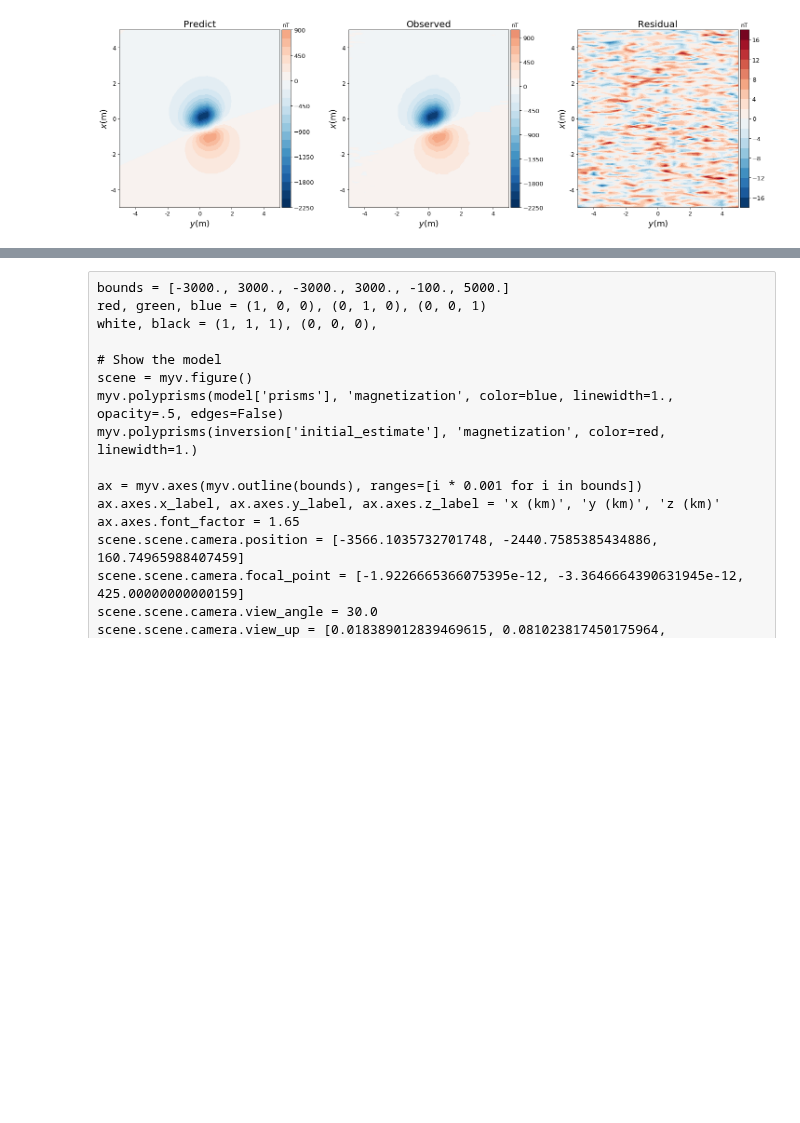
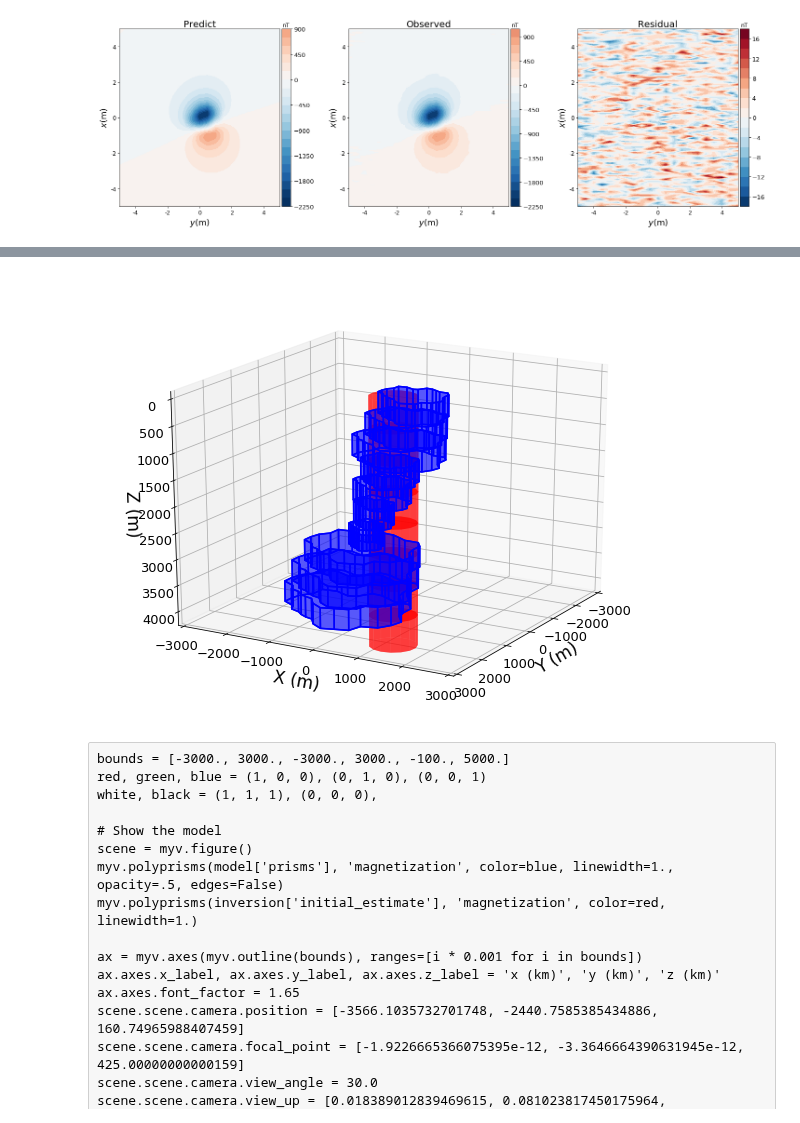
Before and after one commit to pinga-lab/magnetic-radial-inversion, a Jupyter notebook: code/complex/tfa_vizualiation.ipynb, the cells around one changed output, grey strips where cells are left out. Drawn from its saved outputs; the diff is of its cells as text; code cells hidden in the pictures; blank space fills up the shorter version.

```diff
--- a/code/complex/tfa_vizualiation.ipynb
+++ b/code/complex/tfa_vizualiation.ipynb
@@ -218,6 +218,7 @@ plt.show()
 # %%
 verts = mfun.plot_prisms(inversion['prisms'])
 verts_true = mfun.plot_prisms(model['prisms'])
+verts_initial = mfun.plot_prisms(inversion['initial_estimate'])
 # %%
 fig = plt.figure(figsize=(10,8))
 ax = fig.add_subplot(111, projection='3d')
@@ -249,3 +251,32 @@ plt.show()
+# %%
+fig = plt.figure(figsize=(10,8))
+ax = fig.add_subplot(111, projection='3d')
+
+# plot sides
+ax.add_collection3d(Poly3DCollection(verts_true,
+alpha=0.4, facecolor='b', linewidths=1.5, edgecolors='b'))
+ax.add_collection3d(Poly3DCollection(verts_initial, alpha=0.5,
+ facecolor='r', linewidths=0, edgecolors='r'))
+
+ax.set_xlim(-3000, 3000, 100)
+ax.set_ylim(-3000, 3000, 100)
+ax.set_zlim(inversion['prisms'][-1].z2+100, -50, 100)
+ax.tick_params(labelsize= 13)
+ax.set_xlabel('Y (m)', fontsize= 17)
+ax.set_ylabel('X (m)', fontsize= 17)
+ax.set_zlabel('Z (m)', fontsize= 17)
+ax.view_init(20, 30)
+
+#norm=mpb.colors.Normalize(vmin=np.min(inversion['residual']), vmax=np.min(inversion['residual'])*(-1))
+#ax.tricontourf(inversion['y'], inversion['x'], inversion['residual'],
+#                zdir='z', offset=-150, cmap='RdBu_r', norm=norm)
+
+plt.savefig(mypath+'complex_3d_ini_estimate.png', dpi=300, bbox_inches="tight")
+plt.show()
+
+#img(filename=mypath+'kimberlite_3d_estimate.png', width=400, height=400)
+# %% [output]
+[figure, added]
 # %% [raw]
 bounds = [-3000., 3000., -3000., 3000., -100., 5000.]
 red, green, blue = (1, 0, 0), (0, 1, 0), (0, 0, 1)
```
Also changed, not shown: parts of 10 cells of this notebook, 11 other files.
